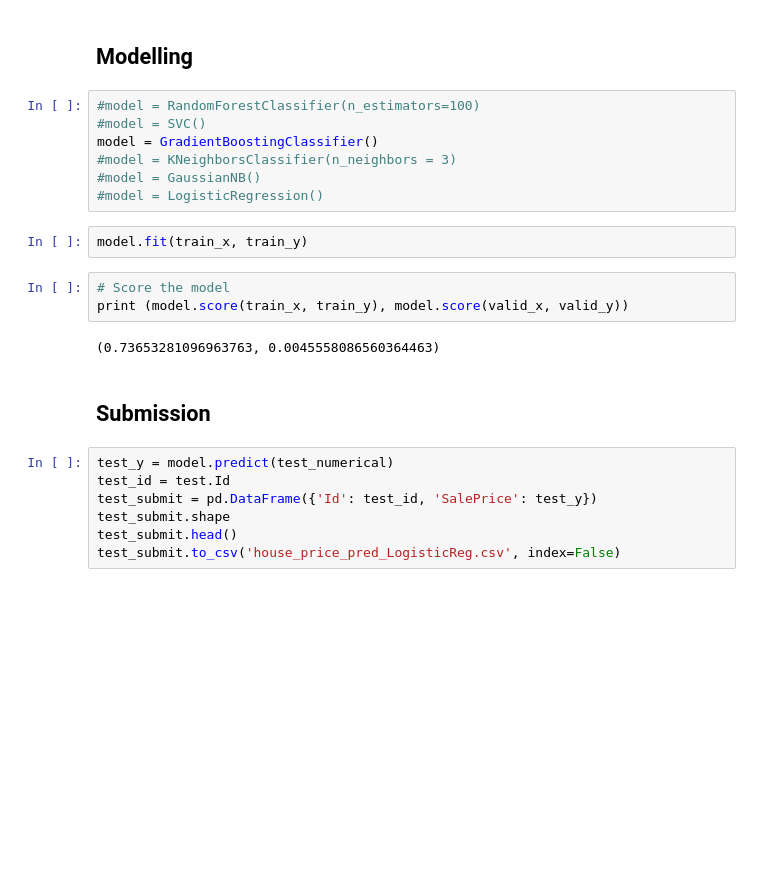
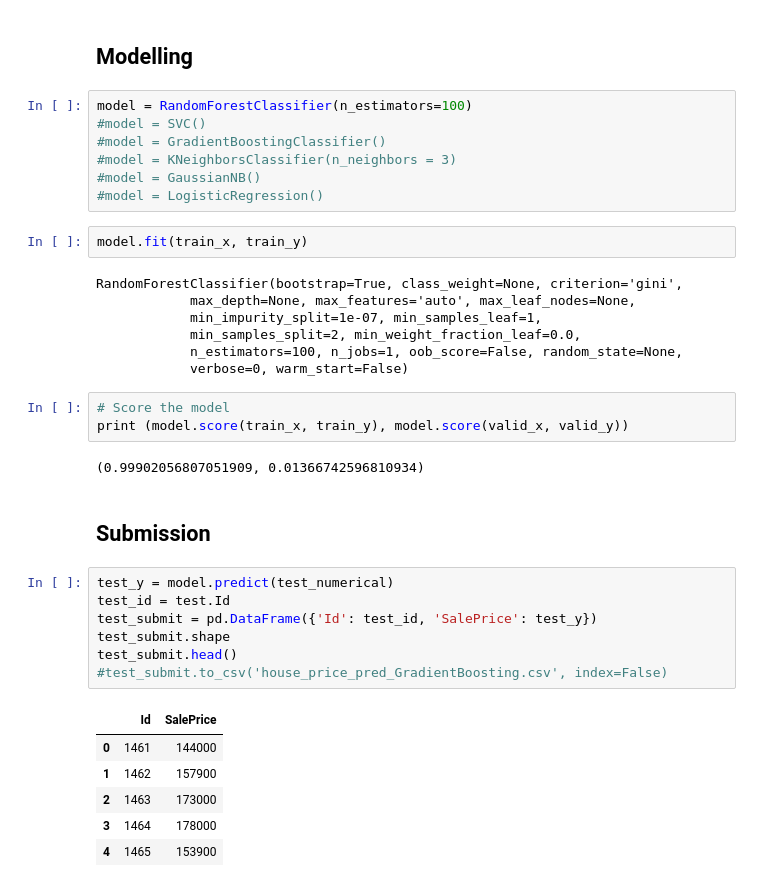
Before and after one commit to maviator/Kaggle_home_price_prediction, a Jupyter notebook: Script/kaggle_home_price_prediction.ipynb, the cells around one changed output. Cells and saved outputs as stored; diff of their text form; blank space fills up the shorter version.

```diff
--- a/Script/kaggle_home_price_prediction.ipynb
+++ b/Script/kaggle_home_price_prediction.ipynb
@@ -290,25 +295,39 @@ train_x.shape, valid_x.shape, train_y.shape, valid_y.shape, test_numerical.shape
 # %% [markdown]
 ## Modelling
 # %%
-#model = RandomForestClassifier(n_estimators=100)
+model = RandomForestClassifier(n_estimators=100)
 #model = SVC()
-model = GradientBoostingClassifier()
+#model = GradientBoostingClassifier()
 #model = KNeighborsClassifier(n_neighbors = 3)
 #model = GaussianNB()
 #model = LogisticRegression()
 # %%
 model.fit(train_x, train_y)
+# %% [output]
+RandomForestClassifier(bootstrap=True, class_weight=None, criterion='gini',
+            max_depth=None, max_features='auto', max_leaf_nodes=None,
+            min_impurity_split=1e-07, min_samples_leaf=1,
+            min_samples_split=2, min_weight_fraction_leaf=0.0,
+            n_estimators=100, n_jobs=1, oob_score=False, random_state=None,
+            verbose=0, warm_start=False)
 # %%
 # Score the model
 print (model.score(train_x, train_y), model.score(valid_x, valid_y))
 # %% [output]
-(0.73653281096963763, 0.0045558086560364463)
+(0.99902056807051909, 0.01366742596810934)
 # %% [markdown]
 ## Submission
 # %%
 test_y = model.predict(test_numerical)
 test_id = test.Id
 test_submit = pd.DataFrame({'Id': test_id, 'SalePrice': test_y})
 test_submit.shape
 test_submit.head()
-test_submit.to_csv('house_price_pred_LogisticReg.csv', index=False)
+#test_submit.to_csv('house_price_pred_GradientBoosting.csv', index=False)
+# %% [output]
+|  | Id | SalePrice |
+| 0 | 1461 | 144000 |
+| 1 | 1462 | 157900 |
+| 2 | 1463 | 173000 |
+| 3 | 1464 | 178000 |
+| 4 | 1465 | 153900 |
```
Also changed, not shown: parts of 1 cell of this notebook.
